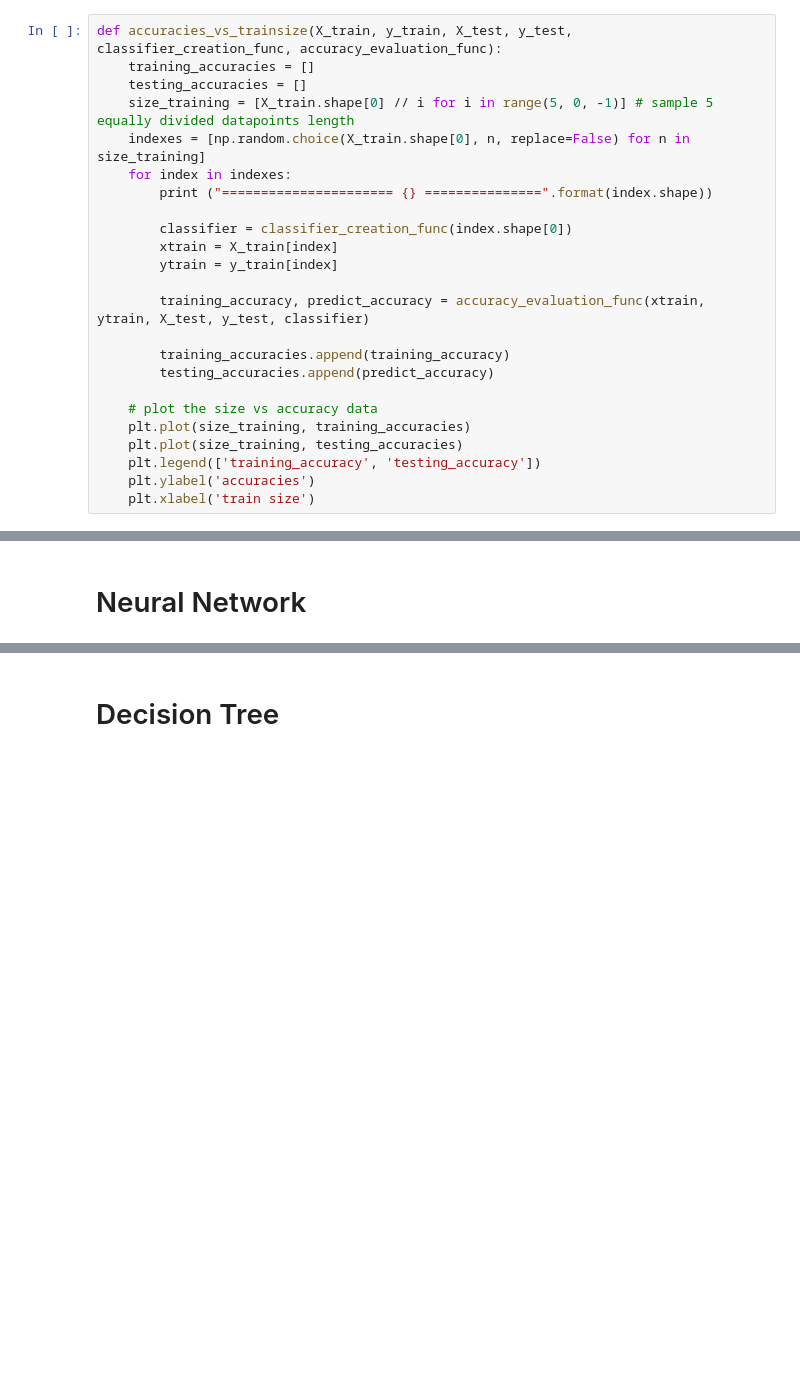
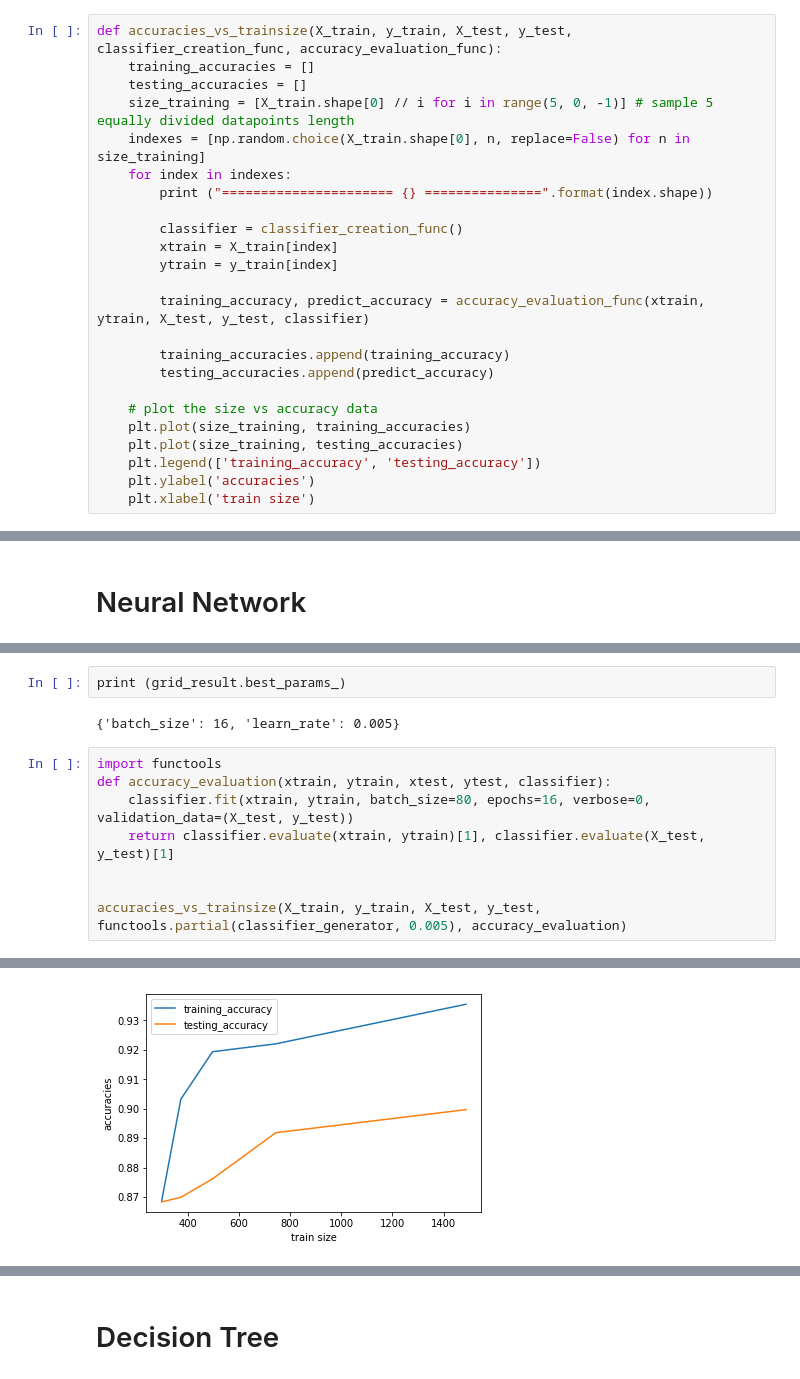
Before and after one commit to kerrywang/machine-learning-pr2, a Jupyter notebook: Fetal-Heart-Rate-Data.ipynb, the cells around one changed output, grey strips where cells are left out. Cells and saved outputs as stored; diff of their text form; blank space fills up the shorter version.

Commit message:
finishe code and data

```diff
--- a/Fetal-Heart-Rate-Data.ipynb
+++ b/Fetal-Heart-Rate-Data.ipynb
@@ -61,7 +60,7 @@ def accuracies_vs_trainsize(X_train, y_train, X_test, y_test, classifier_creatio
     for index in indexes:
         print ("====================== {} ===============".format(index.shape))
 
-        classifier = classifier_creation_func(index.shape[0])
+        classifier = classifier_creation_func()
         xtrain = X_train[index]
         ytrain = y_train[index]
 
@@ -202,0 +202,13 @@ accuracies_vs_trainsize(X_train, y_train, X_test, y_test, classifier_generator,
+# %%
+print (grid_result.best_params_)
+# %% [output]
+{'batch_size': 16, 'learn_rate': 0.005}
+# %%
+import functools
+def accuracy_evaluation(xtrain, ytrain, xtest, ytest, classifier):
+    classifier.fit(xtrain, ytrain, batch_size=80, epochs=16, verbose=0, validation_data=(X_test, y_test))
+    return classifier.evaluate(xtrain, ytrain)[1], classifier.evaluate(X_test, y_test)[1]
+
+
+accuracies_vs_trainsize(X_train, y_train, X_test, y_test, functools.partial(classifier_generator, 0.005), accuracy_evaluation)
+# %% [output]
@@ -202,0 +230 @@ accuracies_vs_trainsize(X_train, y_train, X_test, y_test, classifier_generator,
+[figure, added]
```
Also changed, not shown: parts of 29 cells of this notebook, 10 other files.
